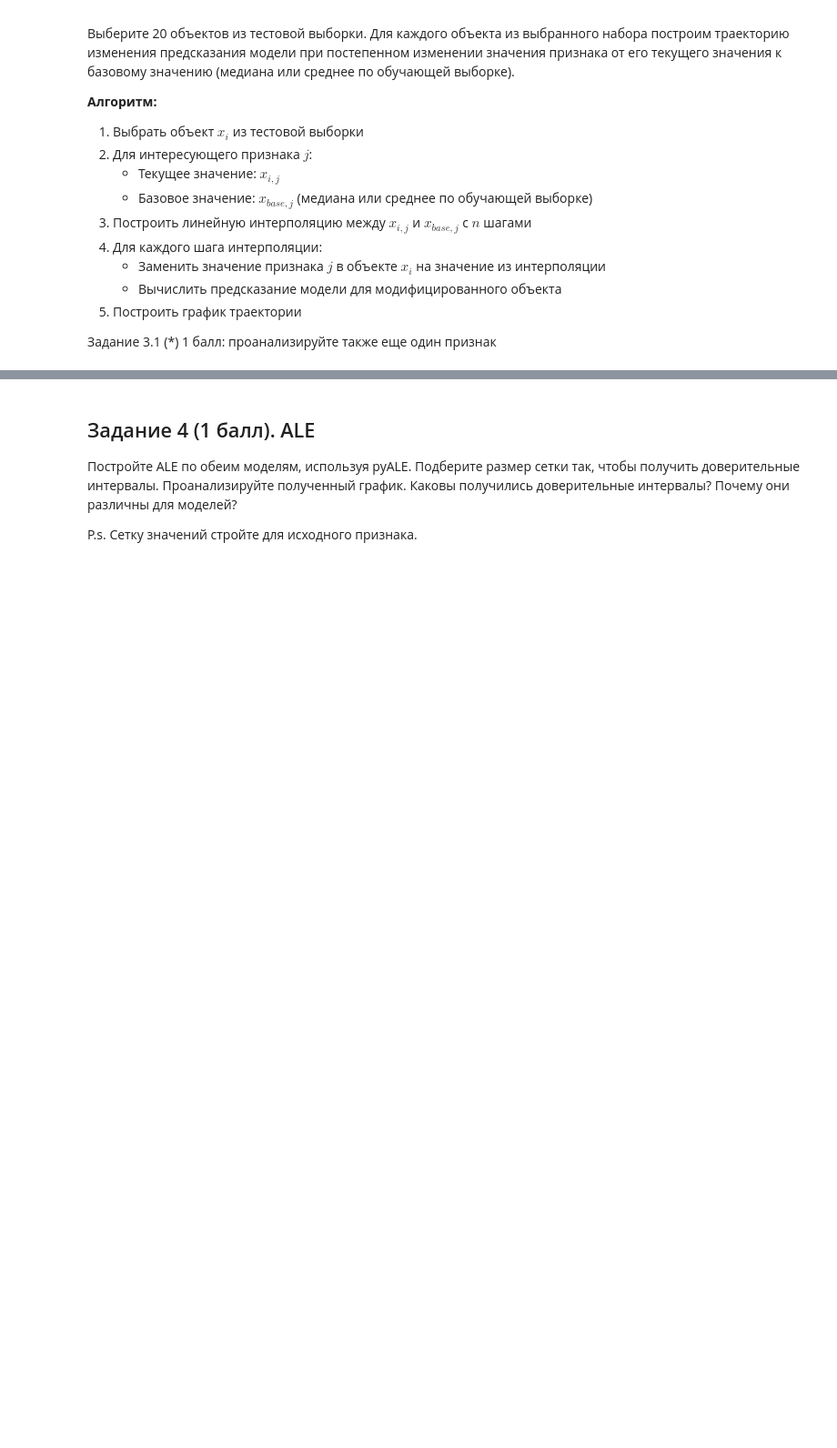
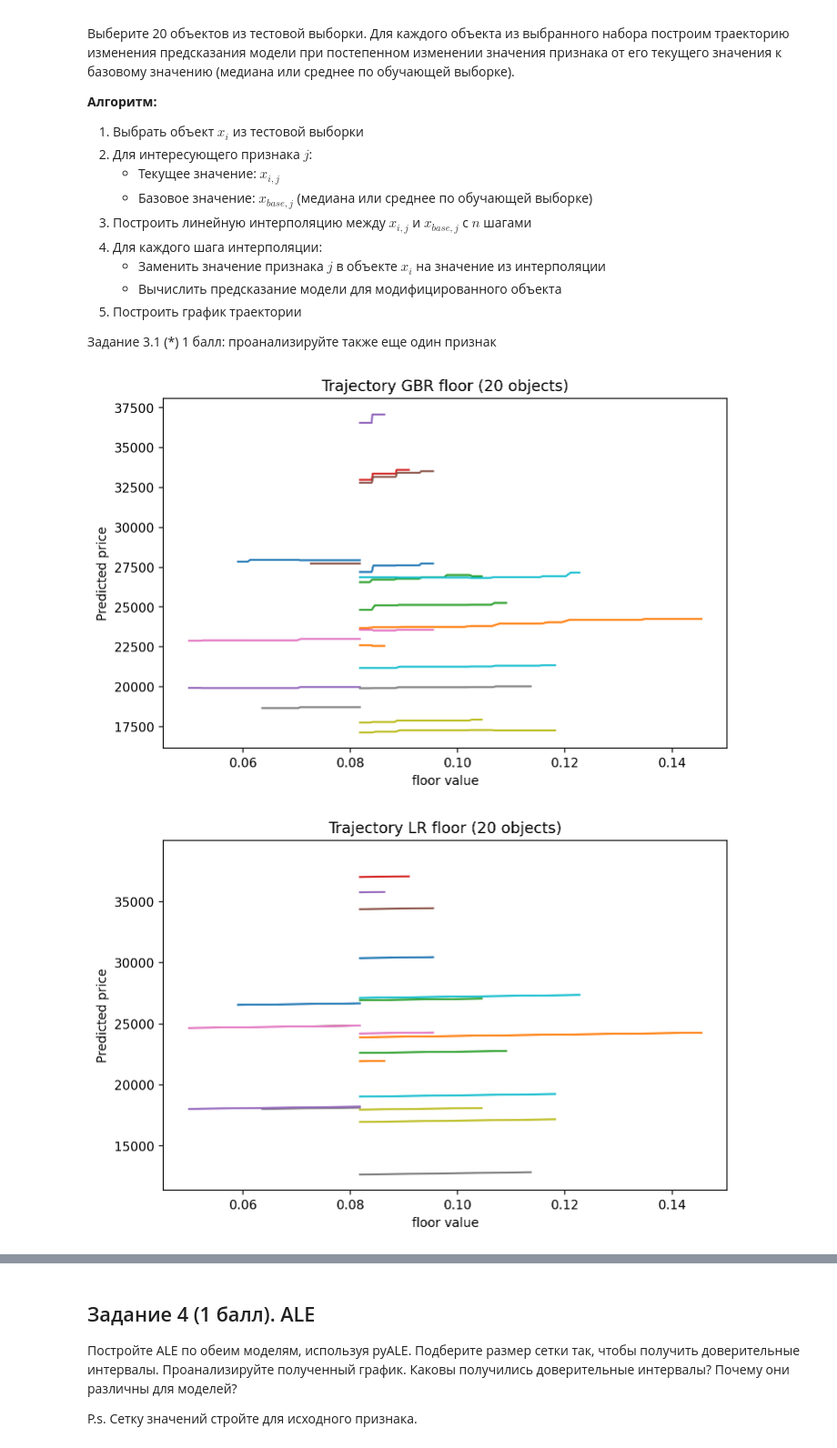
Before and after one commit to akpchelkova/spbu_ml_2026, a Jupyter notebook: homeworks/interpretation.ipynb, the cells around one changed output, grey strips where cells are left out. Shown at 91% size. Cells and saved outputs as stored; diff of their text form; code cells hidden in the pictures; blank space fills up the shorter version.

```diff
--- a/homeworks/interpretation.ipynb
+++ b/homeworks/interpretation.ipynb
@@ -87,0 +263,38 @@ Error:
+# %%
+features = ["floor", "location_amenity_pharmacy_w_mean_distance"]
+np.random.seed(42)
+sample_idx = np.random.choice(X_test.index, 20, replace=False)
+n_steps = 50
+medians = X_train.median()
+
+for f in features:
+    plt.figure(figsize=(8,5))
+    for idx in sample_idx:
+        traj_values = np.linspace(X_test.loc[idx, f], medians[f], n_steps)
+        preds = []
+        for val in traj_values:
+            x_temp = X_test.loc[idx].copy()
+            x_temp[f] = val
+            preds.append(gbr.predict([x_temp.values])[0])
+        plt.plot(traj_values, preds)
+    plt.xlabel(f"{f} value")
+    plt.ylabel("Predicted price")
+    plt.title(f"Trajectory GBR {f} (20 objects)")
+    plt.show()
+
+    plt.figure(figsize=(8,5))
+    for idx in sample_idx:
+        traj_values = np.linspace(X_test.loc[idx, f], medians[f], n_steps)
+        preds = []
+        for val in traj_values:
+            x_temp = X_test.loc[idx].copy()
+            x_temp[f] = val
+            preds.append(lr.predict([x_temp.values])[0])
+        plt.plot(traj_values, preds)
+    plt.xlabel(f"{f} value")
+    plt.ylabel("Predicted price")
+    plt.title(f"Trajectory LR {f} (20 objects)")
+    plt.show()
+# %% [output]
+[figure, added]
+[figure, added]
```
Also changed, not shown: parts of 13 cells of this notebook.
